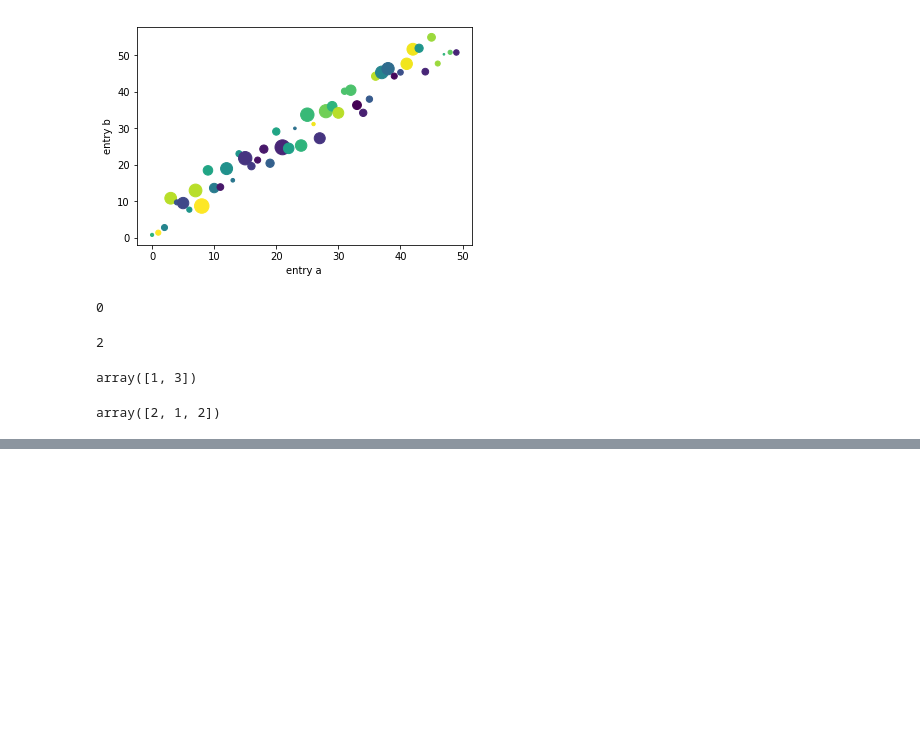
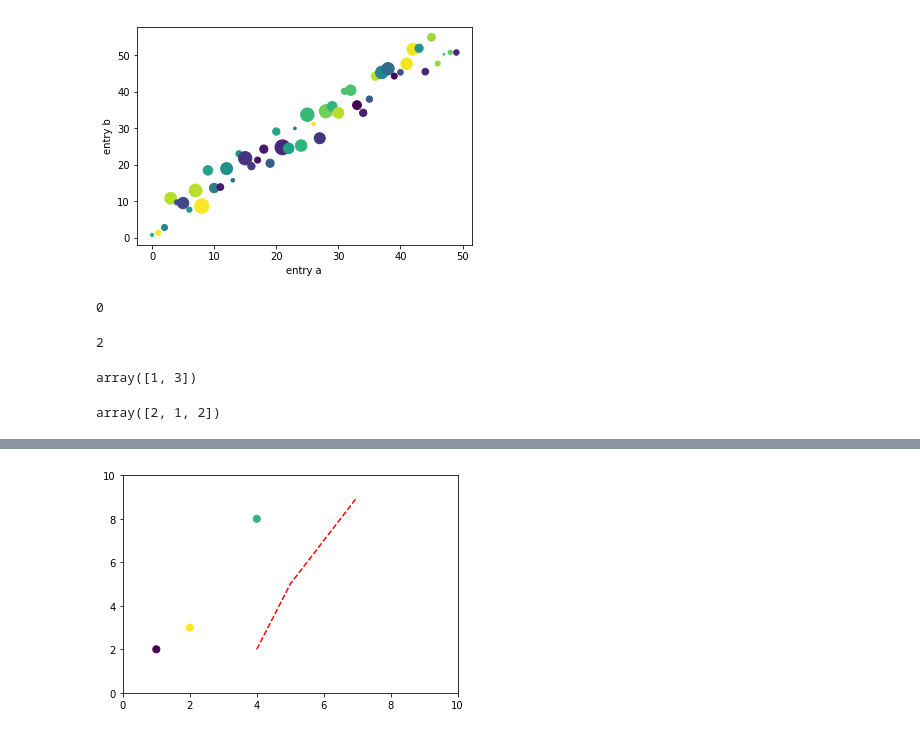
Before and after one commit to Delfin99/Delfin99, a Jupyter notebook: Study/Python/Jupyter/Untitled.ipynb, the cells around one changed output, grey strips where cells are left out. Cells and saved outputs as stored; diff of their text form; code cells hidden in the pictures; blank space fills up the shorter version.

```diff
--- a/Study/Python/Jupyter/Untitled.ipynb
+++ b/Study/Python/Jupyter/Untitled.ipynb
@@ -85,0 +122,9 @@ array([2, 2, 3, 3])
+# %%
+data = {'a': [1, 2, 4], 'b': [2, 3, 8], 'c': np.random.randn(3)}
+
+plt.scatter('a', 'b', c = 'c', s = 50, data = data)
+plt.plot([4, 5, 7], [2, 5, 9], 'r--')
+plt.axis([0, 10, 0, 10])
+plt.show()
+# %% [output]
+[figure, added]
```
Also changed, not shown: parts of 12 cells of this notebook.
